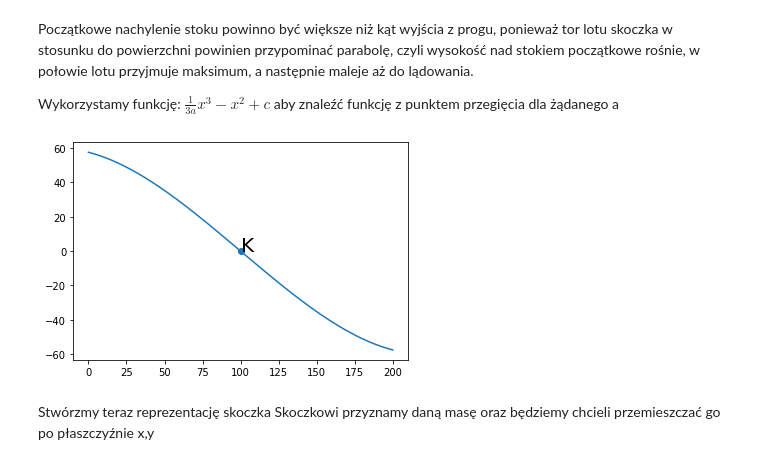
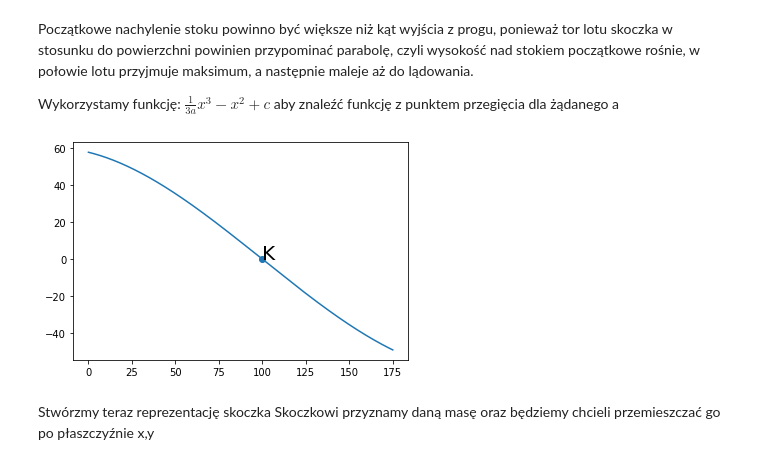
Before and after one commit to maciejratajski1999/Skoki-narciarskie, a Jupyter notebook: main.ipynb, the cells around one changed output. Cells and saved outputs as stored; diff of their text form; code cells hidden in the pictures.

```diff
--- a/main.ipynb
+++ b/main.ipynb
@@ -328,35 +328,35 @@ class Hill:
 
     def __init__(self, length, velocity):
         '''
         :param length: horyzontalny dystans od progu do punktu K
         :param velocity: prędkość wyjścia z progu
         '''
         self.velocity = velocity
         self.length = length
         self.height = self.length*(0.6)
         self.draw_length = self.length*1.2
         self.modifier = ((2/3)*((self.draw_length)**2))/self.height
 
     def curve(self, x):
         '''
         :return: wielomian trzeciego stopnia od x
         '''
         # nie chcem zaczynać z x=0, ponieważ oczekujemy że stok pod progiem od razu będzie nachylony
         x= x + self.length*0.2
         return ((1/(3*(self.draw_length)))*(x**3) - (x**2))/self.modifier + self.height
 
 
 import numpy
 skocznia = Hill(100,25)
-x_data = numpy.arange(0,skocznia.length*2, 0.01)
+x_data = numpy.arange(0,skocznia.length*1.75, 0.01)
 y_data = [skocznia.curve(x) for x in x_data]
 from matplotlib import pyplot
 pyplot.plot(x_data,y_data)
 pyplot.scatter(skocznia.length,0)
 pyplot.annotate("K", (skocznia.length,0), size=20)
 pyplot.show()
 # %% [output]
-[figure, old version]
+[figure, new version]
 # %% [markdown]
 Stwórzmy teraz reprezentację skoczka
 Skoczkowi przyznamy daną masę oraz będziemy chcieli przemieszczać go po płaszczyźnie x,y
```
Also changed, not shown: parts of 3 cells of this notebook, 1 other file.
